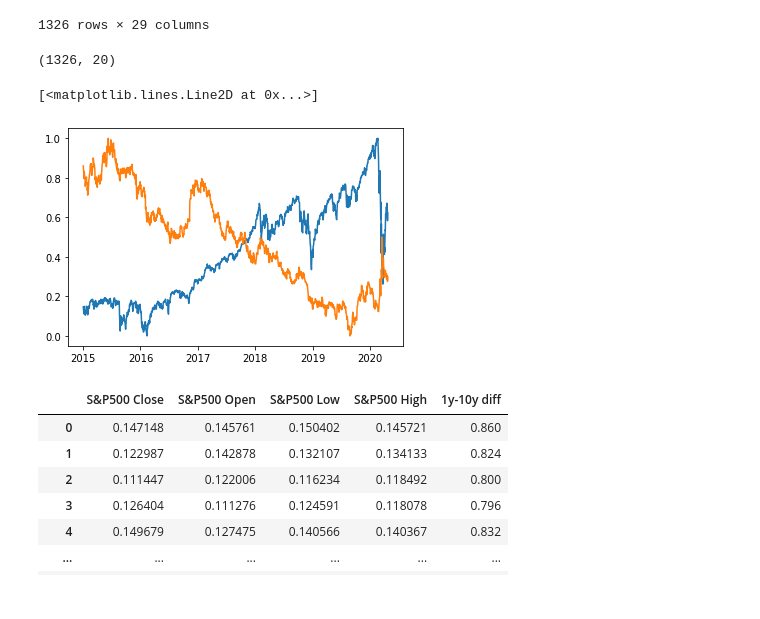
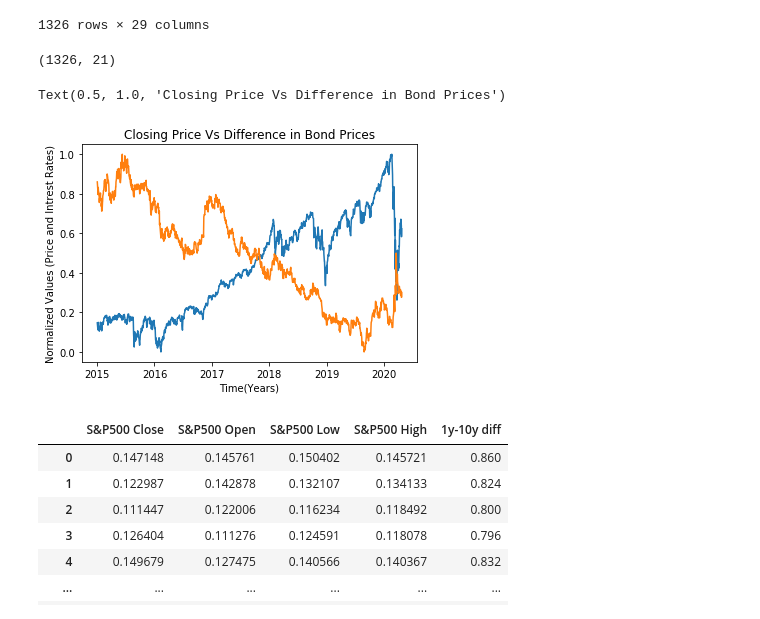
Before and after one commit to akframe123/bigdataproject, a Jupyter notebook: project.ipynb, the cells around one changed output. Drawn from its saved outputs; the diff is of its cells as text; code cells hidden in the pictures.

Commit message:
adjusted data visualization

```diff
--- a/project.ipynb
+++ b/project.ipynb
@@ -496,6 +460,7 @@ test1
 # %%
 
 df = test1.drop(["Date_x","Date_y","Date","2 Mo","Volume_y","Adj Close_x","Adj Close_y","trend","Close_y"],axis=1)
+df["1&3Mo Diff"] = df["1 Mo"] - df["3 Mo"]
 xts = pd.DataFrame(df["Close_x"])
 xts = xts.reset_index(drop=True)
 xts = xts.drop([1325])
@@ -507,14 +472,17 @@ scaled_df.columns = col_Names
 # %%
 df.shape
 # %% [output]
-(1326, 20)
+(1326, 21)
 # %%
 
 plt.plot(test1["Date_x"],scaled_df["Close_x"])
 plt.plot(test1["Date_x"],scaled_df["difference"])
+plt.ylabel("Normalized Values (Price and Intrest Rates)")
+plt.xlabel("Time(Years)")
+plt.title("Closing Price Vs Difference in Bond Prices")
 # %% [output]
-[<matplotlib.lines.Line2D at 0x...>]
+Text(0.5, 1.0, 'Closing Price Vs Difference in Bond Prices')
-[figure, old version]
+[figure, new version]
 # %%
 Y = pd.DataFrame(scaled_df["Close_x"])
 Xb = pd.DataFrame(scaled_df["Close_x"])
```
Also changed, not shown: parts of 38 cells of this notebook.
